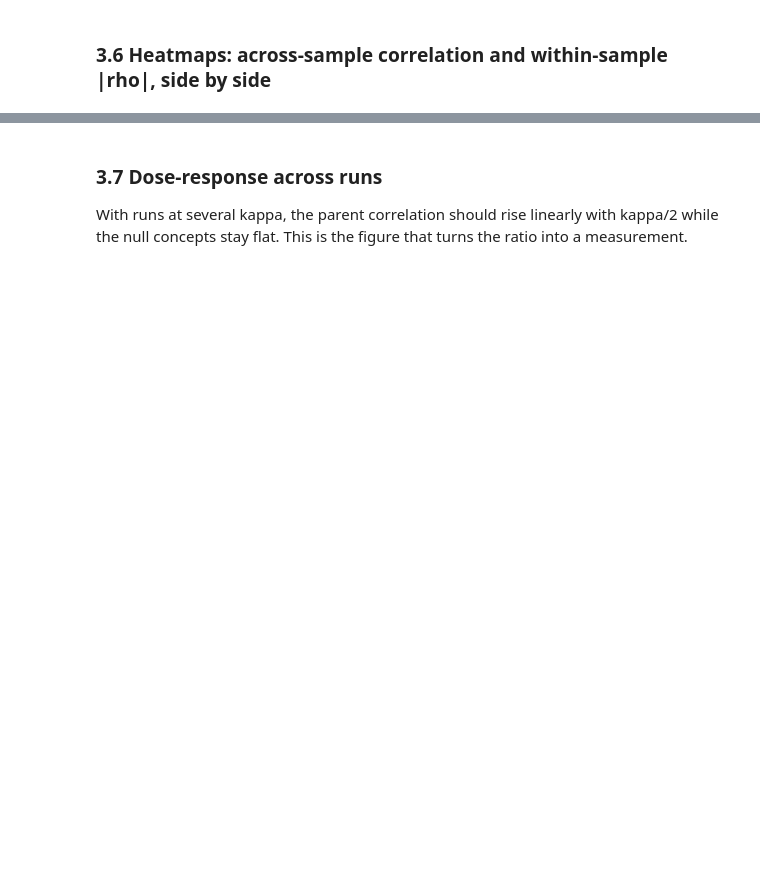
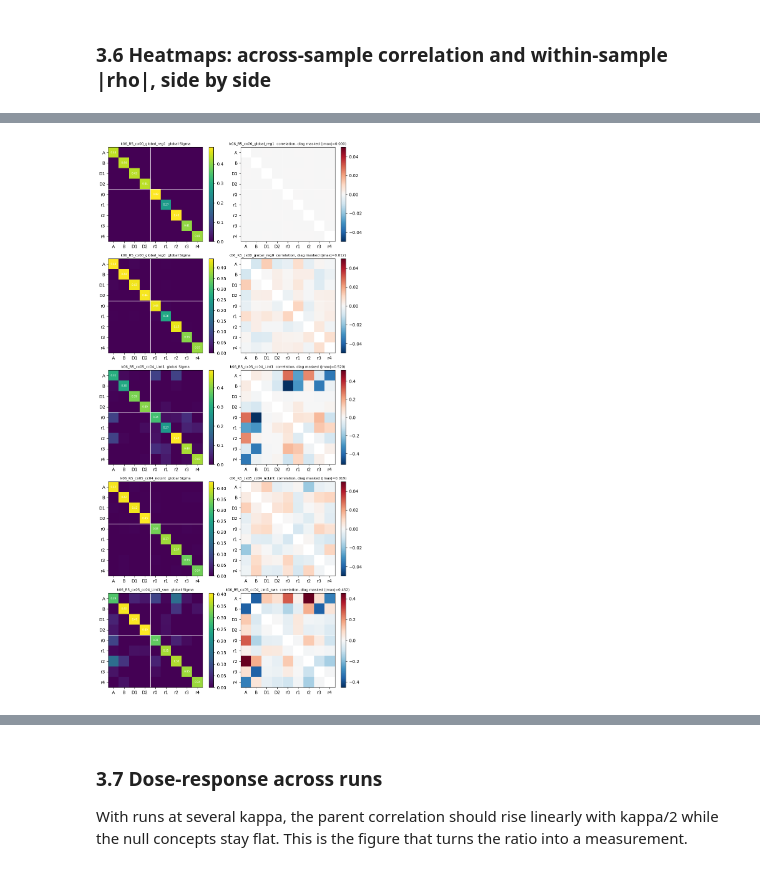
Before and after one commit to stephenmarcou/SCBM_implementation, a Jupyter notebook: mnist_planted_cov_analysis.ipynb, the cells around one changed output, grey strips where cells are left out. Cells and saved outputs as stored; diff of their text form; code cells hidden in the pictures; blank space fills up the shorter version.

Commit message:
masked training

```diff
--- a/mnist_planted_cov_analysis.ipynb
+++ b/mnist_planted_cov_analysis.ipynb
@@ -117,8 +122,9 @@ config_data.data_path = DATA_PATH
 config_data.experiment = EXPERIMENT
 config_data.kappa = KAPPA
 config_data.num_covariates = NUM_CHANNELS
-config_data.corruption = "gaussian"
+config_data.corruption = CORR_TYPE_X
 config_data.corruption_strength = CORR_X
+config_data.concept_corruption = CORR_TYPE_C
 config_data.concept_corruption_strength = CORR_C
 config_data.data_seed = DATA_SEED
 
@@ -738,0 +791,24 @@ if n:
+# %%
+gl = {lab: L for lab, L in LOADED.items() if L["cfg"]["model"]["cov_type"] == "global"}
+if gl:
+    fig, axes = plt.subplots(len(gl), 2, figsize=(9, 3.6 * len(gl)), squeeze=False)
+    for r, (label, L) in enumerate(gl.items()):
+        S = L["test"]["sigma"]; C, R = L["test"]["C"], L["test"]["R"]
+        assert np.abs(S - S[0]).max() == 0, f"{label}: per-sample Sigma differ; not a global covariance"
+        S = S[0]; names = CONCEPTS[:C] + [f"r{j}" for j in range(R)]
+        sd = np.sqrt(np.diag(S)); rho = S / np.outer(sd, sd); np.fill_diagonal(rho, np.nan)
+        lim = max(0.05, np.nanmax(np.abs(rho)))
+        for c, (M, title, kw) in enumerate([
+                (S,   "global Sigma",                         dict(cmap="viridis", vmin=0, vmax=S.max())),
+                (rho, f"correlation, diag masked (|max|={np.nanmax(np.abs(rho)):.3f})", dict(cmap="RdBu_r", vmin=-lim, vmax=lim))]):
+            ax = axes[r, c]; im = ax.imshow(M, aspect="equal", **kw)
+            ax.set_xticks(range(C + R)); ax.set_xticklabels(names); ax.set_yticks(range(C + R)); ax.set_yticklabels(names)
+            ax.axhline(C - 0.5, color="w", lw=1); ax.axvline(C - 0.5, color="w", lw=1)
+            ax.set_title(f"{label[:26]}  {title}", fontsize=8); plt.colorbar(im, ax=ax, fraction=0.046)
+            if c == 0:
+                for i in range(C + R): ax.text(i, i, f"{S[i, i]:.2f}", ha="center", va="center", fontsize=6, color="w")
+    plt.tight_layout(); plt.show()
+else:
+    print("no global-covariance run loaded")
+# %% [output]
+[figure, added]
```
Also changed, not shown: parts of 29 cells of this notebook, 2 other files.
